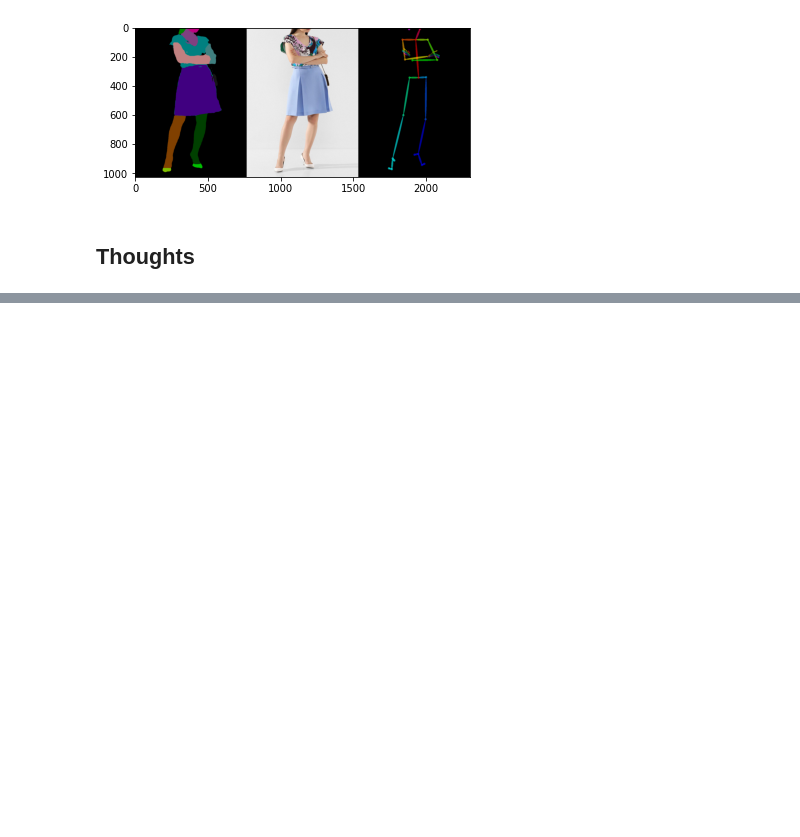
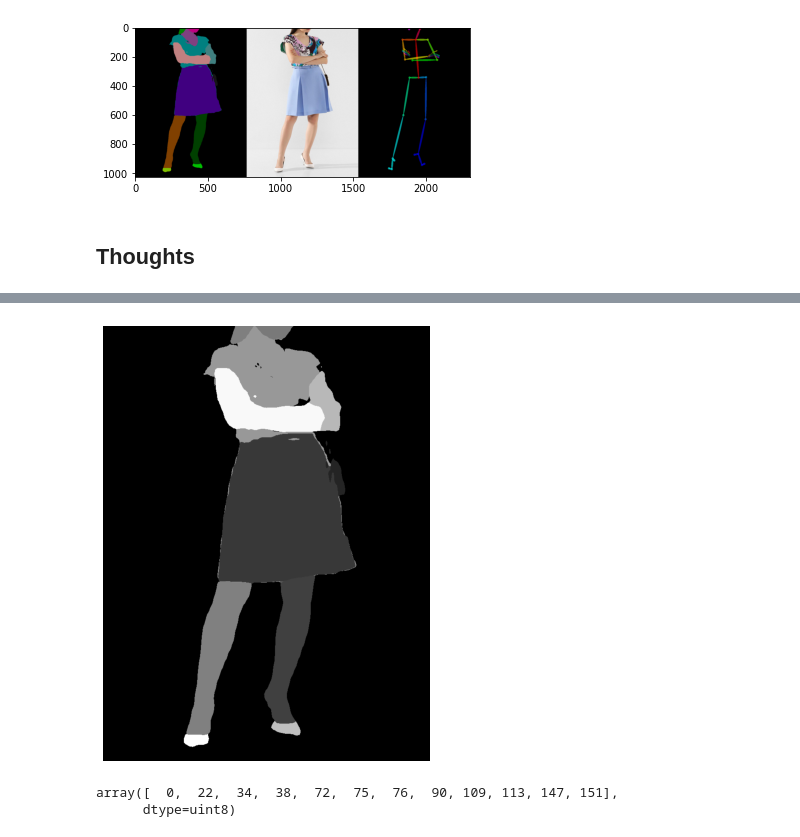
Before and after one commit to Viroslav/CV_final_task, a Jupyter notebook: Final_task.ipynb, the cells around one changed output, grey strips where cells are left out. Saved outputs shown, nothing was run; the diff lists cells and outputs as text; code cells hidden in the pictures; blank space fills up the shorter version.

```diff
--- a/Final_task.ipynb
+++ b/Final_task.ipynb
@@ -157,0 +351,11 @@ Dress size must be ankle length.
+# %%
+human_parsing_test = cv2.cvtColor(human_parsing['168762_00.png'], cv2.COLOR_RGB2GRAY)
+# %%
+show(human_parsing_test, cmap='gray')
+# %% [output]
+[figure, added]
+# %%
+np.unique(human_parsing_test)
+# %% [output]
+array([  0,  22,  34,  38,  72,  75,  76,  90, 109, 113, 147, 151],
+      dtype=uint8)
```
Also changed, not shown: parts of 50 cells of this notebook.
